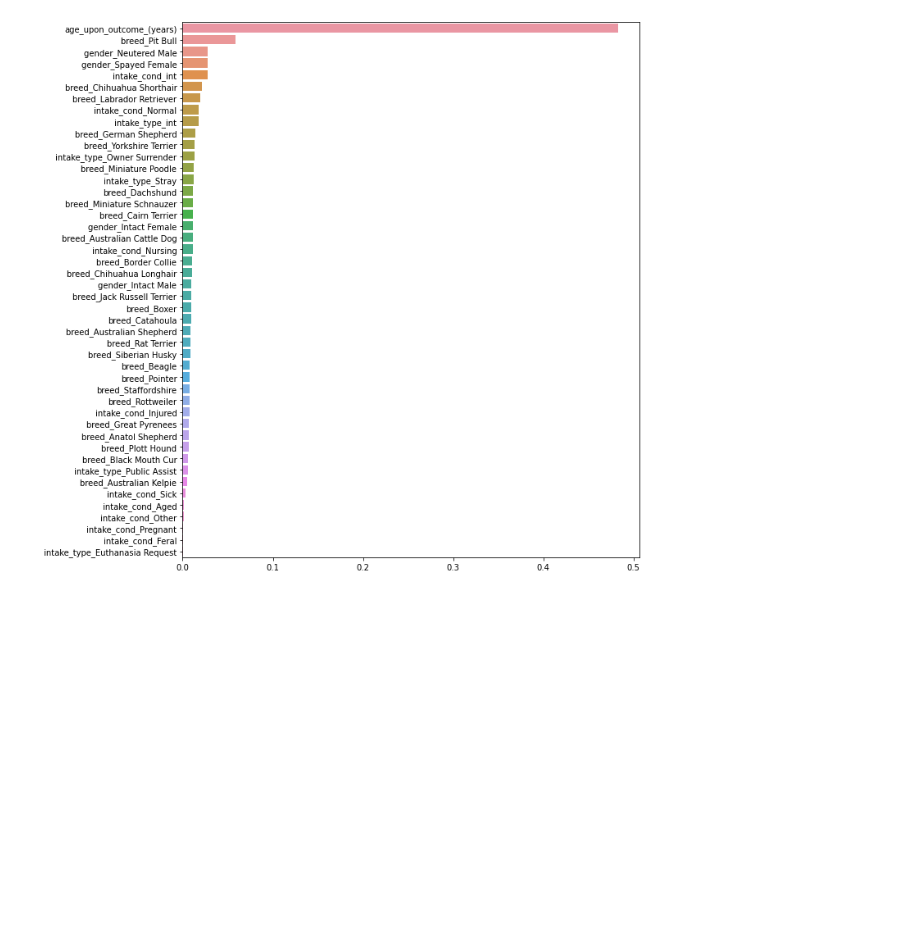
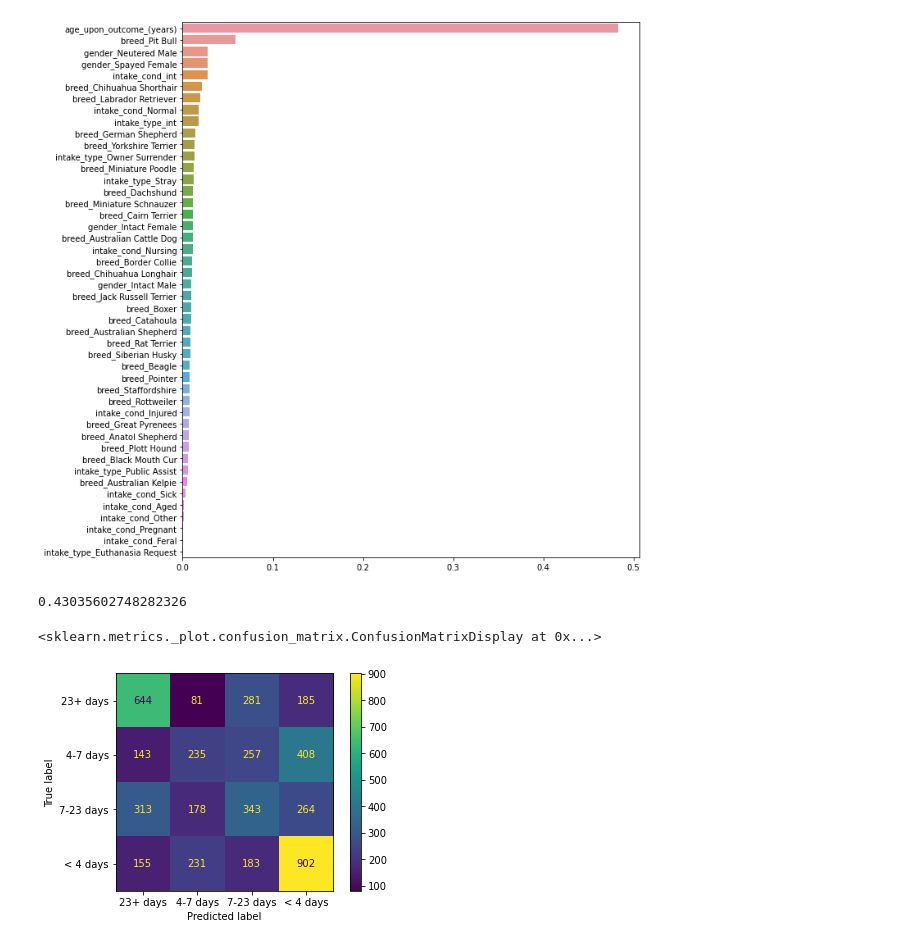
Before and after one commit to amandawhite013/CapstoneTwo, a Jupyter notebook: Preprocessing_and_Modeling.ipynb, the cells around one changed output. Cells and saved outputs as stored; diff of their text form; code cells hidden in the pictures; blank space fills up the shorter version.

Commit message:
RF done withou dummy variables

```diff
--- a/Preprocessing_and_Modeling.ipynb
+++ b/Preprocessing_and_Modeling.ipynb
@@ -283,3 +285,28 @@ sns.barplot(x=f2, y=f2.index)
 # %% [output]
 <matplotlib.axes._subplots.AxesSubplot at 0x...>
 [figure]
+# %%
+#running with encoded, non dummied variables
+
+col = ['age_upon_outcome_(years)','intake_cond_int', 'intake_type_int', 'sex_upon_outcome_int', 'new_breed_int',
+       'new_color_int']
+x3_df = df[col]
+
+x3 = x3_df
+y3 = df[['time_in_shelter_binned']]
+
+
+x3_train, x3_test, y3_train, y3_test = train_test_split(x3, y3, test_size =.3, random_state=42)
+# %%
+e_clf3 = RandomForestClassifier(criterion='gini', random_state=1)
+e_clf3 = e_clf3.fit(x3_train, y3_train)
+
+y3_pred = e_clf3.predict(x3_test)
+metrics.accuracy_score(y3_test, y3_pred)
+# %% [output]
+0.43035602748282326
+# %%
+plot_confusion_matrix(e_clf3, x3_test, y3_test)
+# %% [output]
+<sklearn.metrics._plot.confusion_matrix.ConfusionMatrixDisplay at 0x...>
+[figure, added]
```
Also changed, not shown: parts of 4 cells of this notebook.
